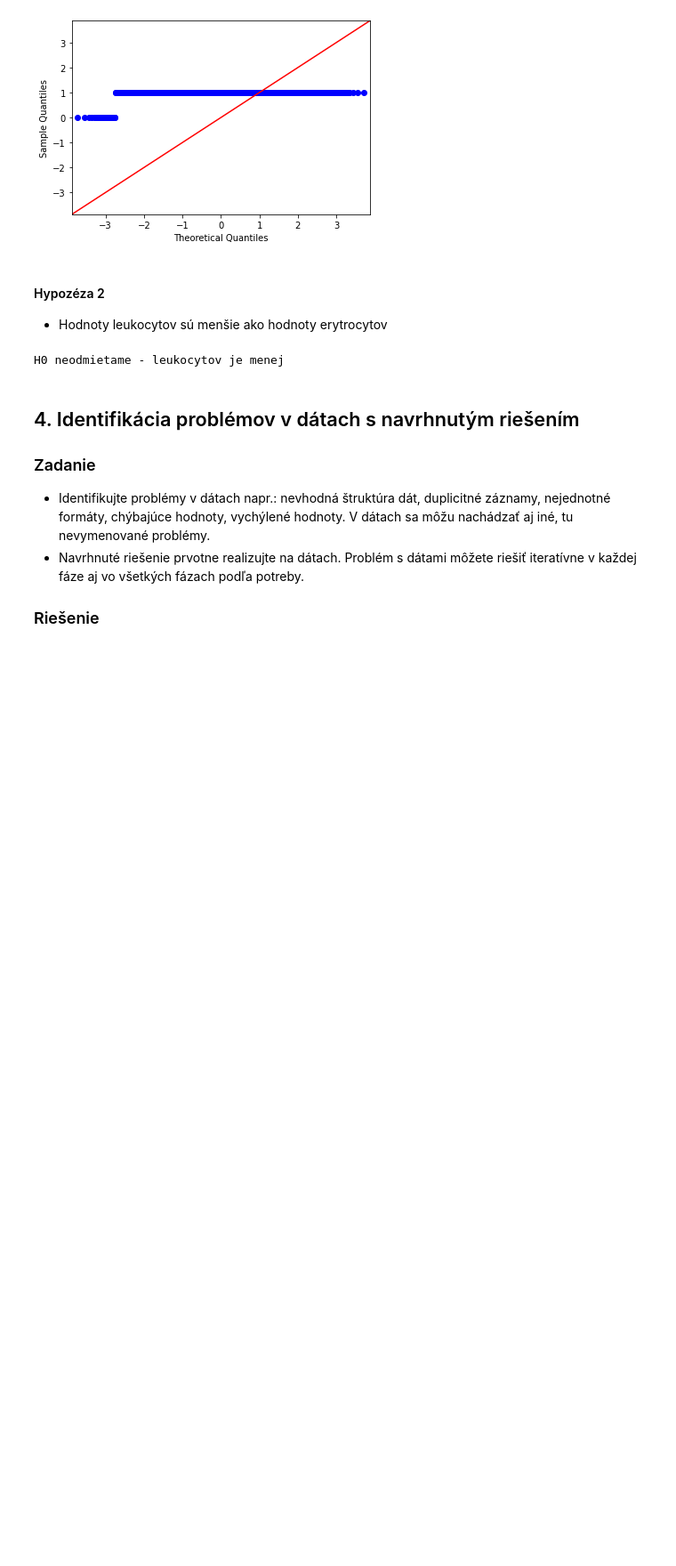
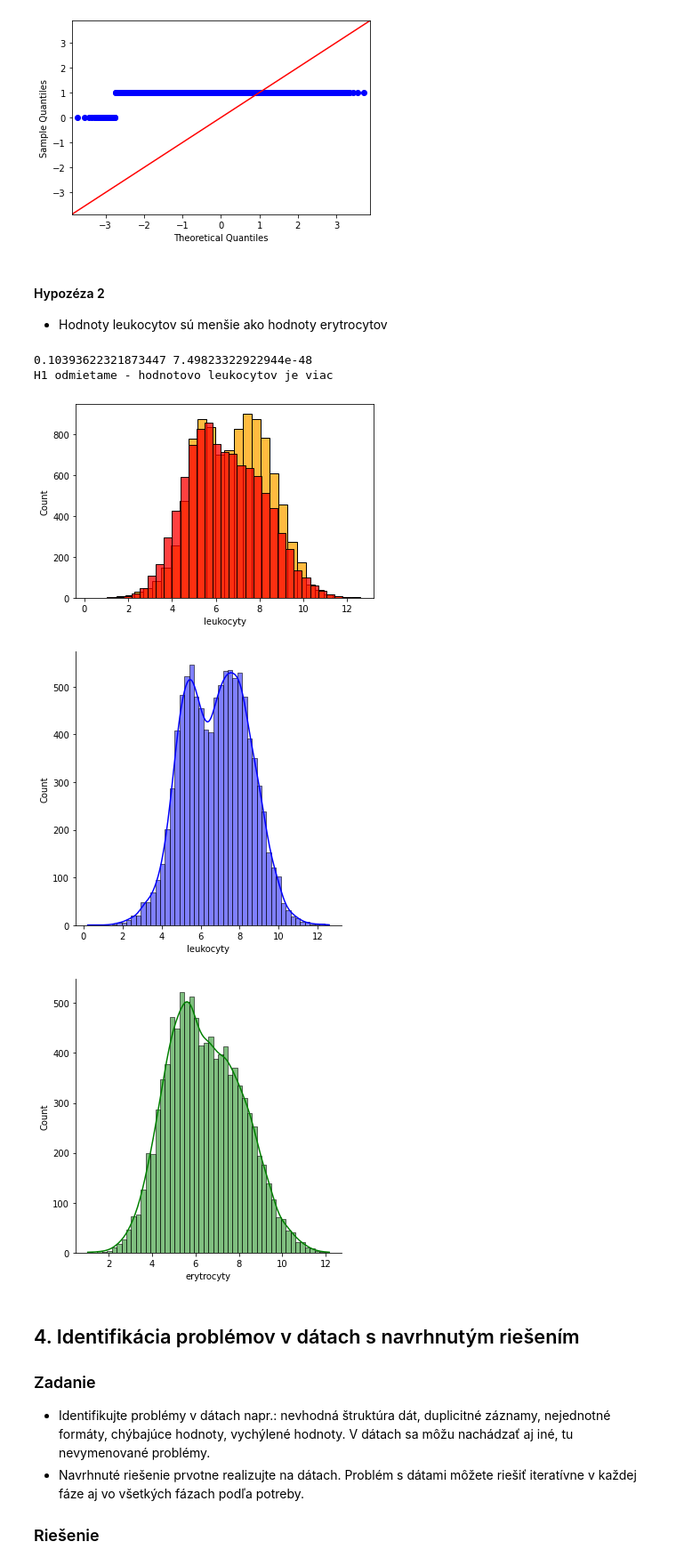
Before and after one commit to Matovic/Chronic-Lymphocytic-Leukemia, a Jupyter notebook: 1-EDA.ipynb, the cells around one changed output. Shown at 89% size. Drawn from its saved outputs; the diff is of its cells as text; code cells hidden in the pictures; blank space fills up the shorter version.

Commit message:
Fix ks_2samp test

```diff
--- a/1-EDA.ipynb
+++ b/1-EDA.ipynb
@@ -475,17 +477,29 @@ sm.ProbPlot(~df_labor.hemoglobin.isna()).qqplot(line='45')
 # %%
 # two-sample Kolmogorovov-Smirnovov test
 # https://docs.scipy.org/doc/scipy/reference/generated/scipy.stats.ks_2samp.html#scipy.stats.ks_2samp
-stats.ks_2samp(df_labor.leukocyty, df_labor.erytrocyty, alternative='greater')
+ks2 = stats.ks_2samp(df_labor.erytrocyty, df_labor.leukocyty, alternative='greater')
 # greater: H0 is that F(x) <= G(x) for all x; the alternative is that F(x) > G(x) for at least one x
+
+sns.histplot(df_labor.leukocyty, bins=30, color="orange")
+sns.histplot(df_labor.erytrocyty, bins=30, color="red")
+
+sns.displot(df_labor.leukocyty, bins=50, color="blue", kde=True)
+sns.displot(df_labor.erytrocyty, bins=50, color="green", kde=True)
+
+print(ks2.statistic, ks2.pvalue)
 
 # interpretácia
 alpha = 0.05 # p_value, ak mame viac ako 5%, tak odmietame data
-if shapiro_test.pvalue > alpha:
-    print('H0 neodmietame - leukocytov je menej')
+if ks2.pvalue > alpha:
+    print('H0 neodmietame - hodnotovo leukocytov je menej')
 else:
-    print('H1 odmietame - leukocytov je viac')
+    print('H0 odmietame, H1 neodmietame - hodnotovo leukocytov je viac')
 # %% [output]
-H0 neodmietame - leukocytov je menej
+0.10393622321873447 7.49823322922944e-48
+H1 odmietame - hodnotovo leukocytov je viac
+[figure, added]
+[figure, added]
+[figure, added]
 # %% [markdown]
 ## 4. Identifikácia problémov v dátach s navrhnutým riešením
 
```
Also changed, not shown: parts of 2 cells of this notebook.
